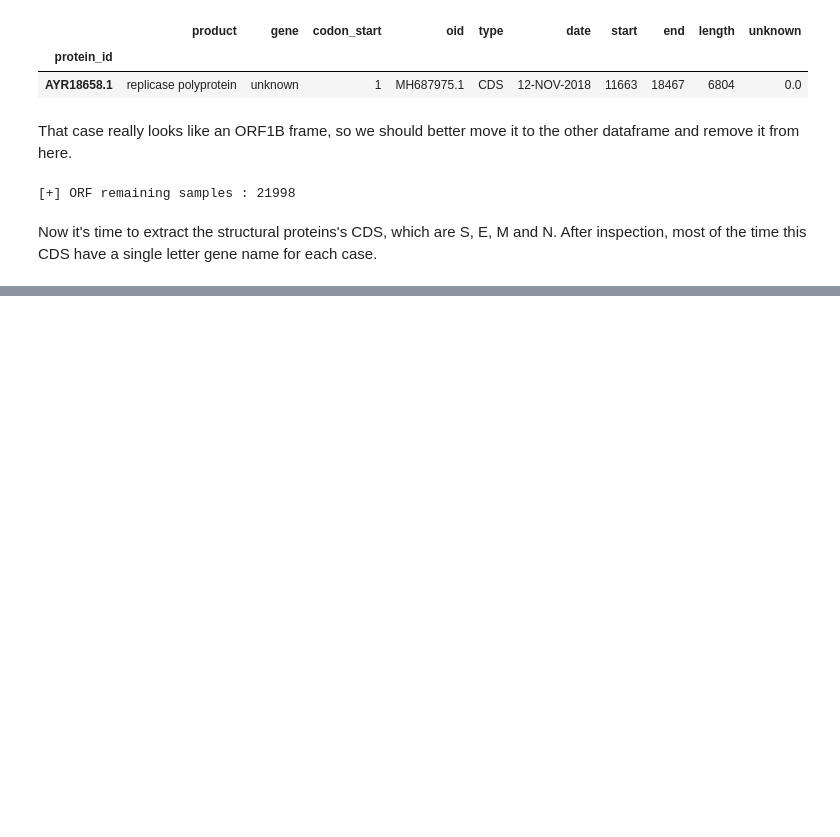
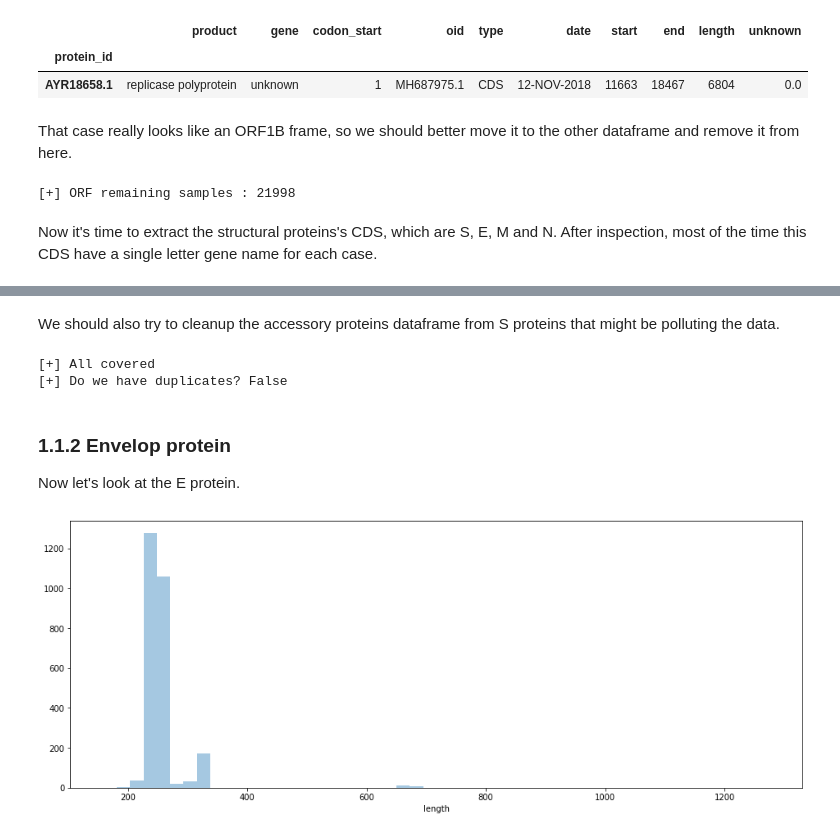
Before and after one commit to pellegre/coronaversing, a Jupyter notebook: proteindb.ipynb, the cells around one changed output, grey strips where cells are left out. Drawn from its saved outputs; the diff is of its cells as text; code cells hidden in the pictures; blank space fills up the shorter version.

```diff
--- a/proteindb.ipynb
+++ b/proteindb.ipynb
@@ -427,0 +529,28 @@ I'm sure the string search query we did on the product description of the CDS ab
+# %% [markdown]
+We should also try to cleanup the accessory proteins dataframe from S proteins that might be polluting the data.
+# %%
+s_protein_size_min = corona_cds_orfs["S"]["length"].min()
+s_protein_size_max = corona_cds_orfs["S"]["length"].max()
+
+
+polluted_s_cds = accessory_cds[(accessory_cds["length"] >= s_protein_size_min) &
+                               (accessory_cds["length"] <= s_protein_size_max)]
+
+if len(polluted_s_cds) == 0:
+    print("[+] All covered")
+else:
+    display(HTML(polluted_s_cds.drop(hidden_cds_columns, axis=1).to_html()))
+
+print("[+] Do we have duplicates?", not(len(corona_cds_orfs["S"]["oid"].unique()) == len(corona_cds_orfs["S"])))
+# %% [output]
+[+] All covered
+[+] Do we have duplicates? False
+# %% [markdown]
+### 1.1.2 Envelop protein <a id="section5"></a>
+
+Now let's look at the E protein.
+# %%
+plt.figure(figsize=(16, 6))
+sns.distplot(corona_cds_orfs["E"]["length"], kde=False);
+# %% [output]
+[figure, added]
```
Also changed, not shown: parts of 55 cells of this notebook.
